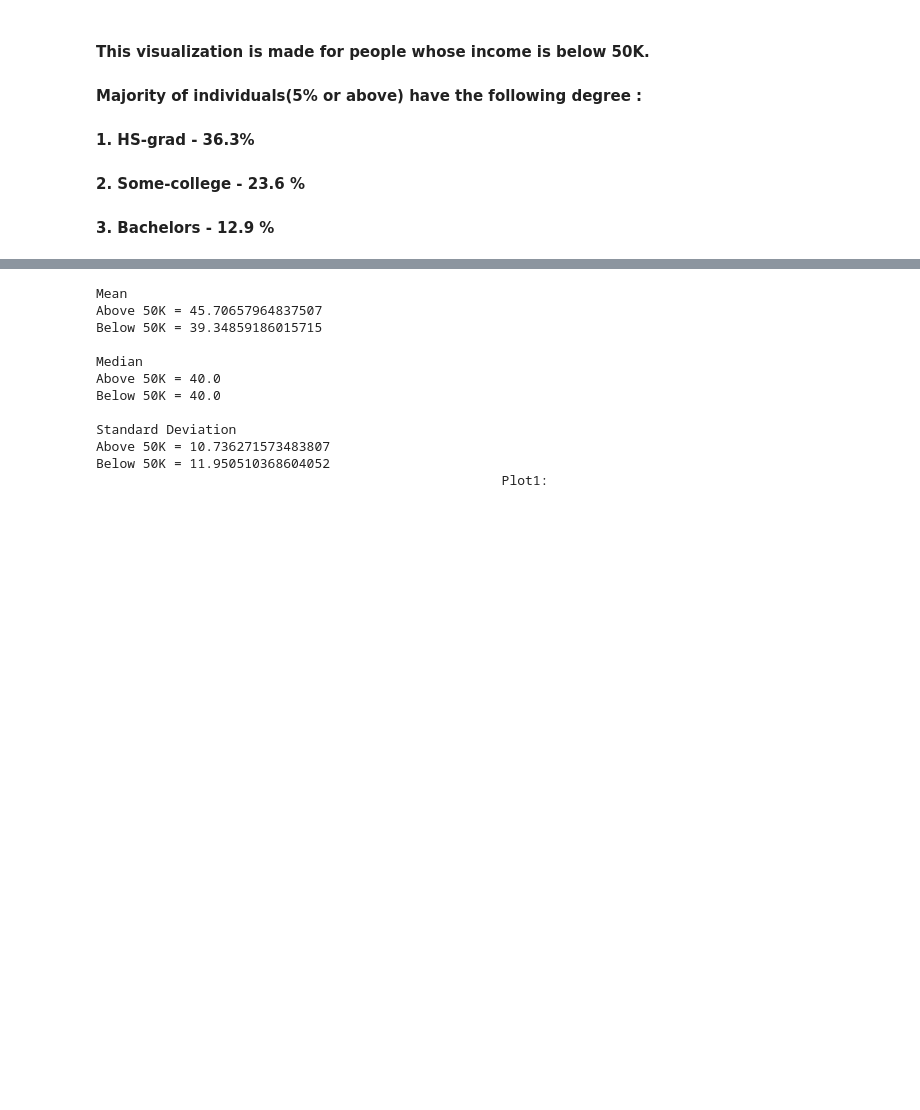
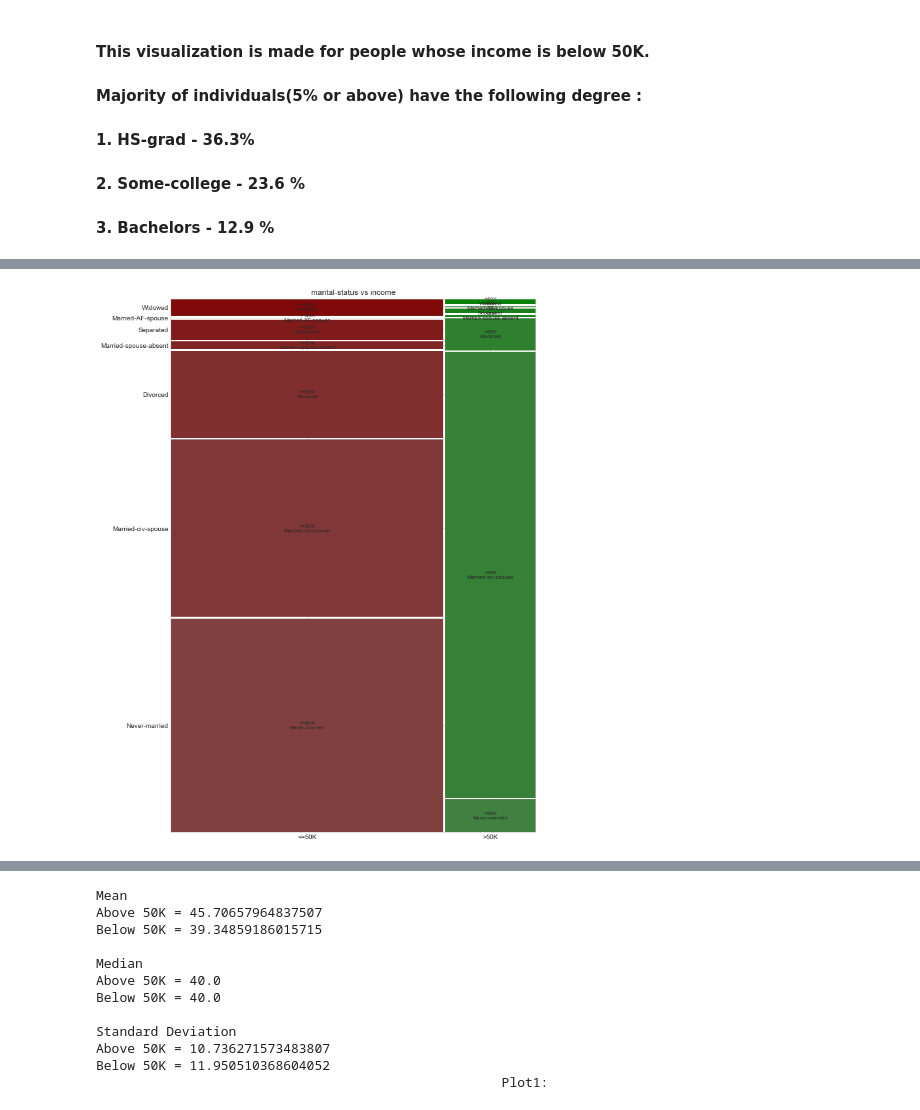
Before and after one commit to atinsinghal97/CSE578-marketing-profiles-visualization, a Jupyter notebook: DV_Group_Project.ipynb, the cells around one changed output, grey strips where cells are left out. Drawn from its saved outputs; the diff is of its cells as text; code cells hidden in the pictures; blank space fills up the shorter version.

Commit message:
inferences for marital-status v/s income updated

```diff
--- a/DV_Group_Project.ipynb
+++ b/DV_Group_Project.ipynb
@@ -432,0 +437,10 @@ Text(0.5, 1, 'Number of Individuals with Income <=50K')
+# %%
+# Comparison marital-status vs income
+plt.close()
+fig, axes = plt.subplots(ncols=1, nrows=1, figsize=(10,15))
+fig.subplots_adjust(hspace=.5)
+labels = lambda k:  ""
+mosaic(adult_data, ['income', 'marital-status'], ax=axes,  label_rotation=0.0,   title='marital-status vs income')
+plt.show()
+# %% [output]
+[figure, added]
```
Also changed, not shown: parts of 7 cells of this notebook.
